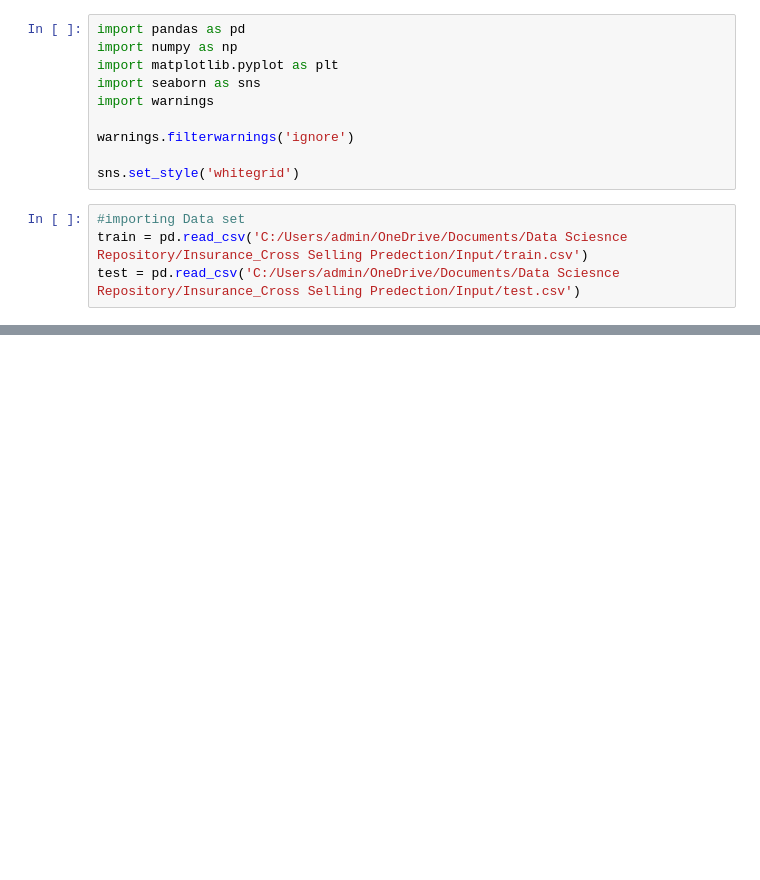
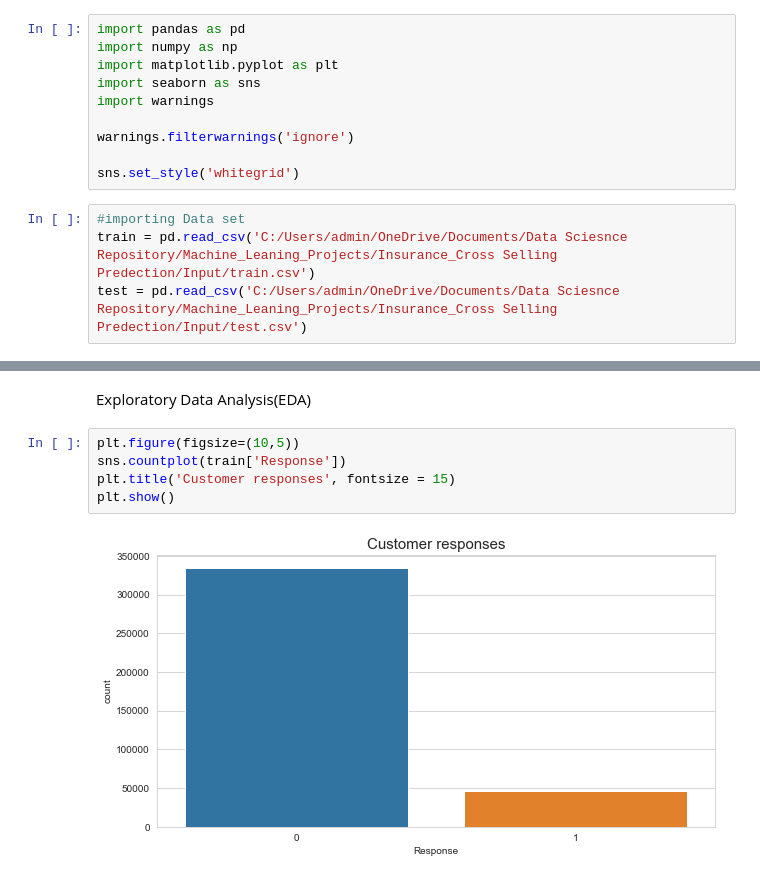
Before and after one commit to YashAnkleshwariya/Machine_Leaning_Projects, a Jupyter notebook: Insurance_Cross Selling Predection/Cross_Selling Model.ipynb, the cells around one changed output, grey strips where cells are left out. Drawn from its saved outputs; the diff is of its cells as text; blank space fills up the shorter version.

```diff
--- a/Insurance_Cross Selling Predection/Cross_Selling Model.ipynb
+++ b/Insurance_Cross Selling Predection/Cross_Selling Model.ipynb
@@ -10,5 +10,5 @@ warnings.filterwarnings('ignore')
 sns.set_style('whitegrid')
 # %%
 #importing Data set
-train = pd.read_csv('C:/Users/admin/OneDrive/Documents/Data Sciesnce Repository/Insurance_Cross Selling Predection/Input/train.csv')
-test = pd.read_csv('C:/Users/admin/OneDrive/Documents/Data Sciesnce Repository/Insurance_Cross Selling Predection/Input/test.csv')
+train = pd.read_csv('C:/Users/admin/OneDrive/Documents/Data Sciesnce Repository/Machine_Leaning_Projects/Insurance_Cross Selling Predection/Input/train.csv')
+test = pd.read_csv('C:/Users/admin/OneDrive/Documents/Data Sciesnce Repository/Machine_Leaning_Projects/Insurance_Cross Selling Predection/Input/test.csv')
@@ -16,0 +88,9 @@ FileNotFoundError: [Errno 2] No such file or directory: 'C:/Users/admin/OneDrive
+# %% [markdown]
+Exploratory Data Analysis(EDA)
+# %%
+plt.figure(figsize=(10,5))
+sns.countplot(train['Response'])
+plt.title('Customer responses', fontsize = 15)
+plt.show()
+# %% [output]
+[figure, added]
```
Also changed, not shown: parts of 38 cells of this notebook.
